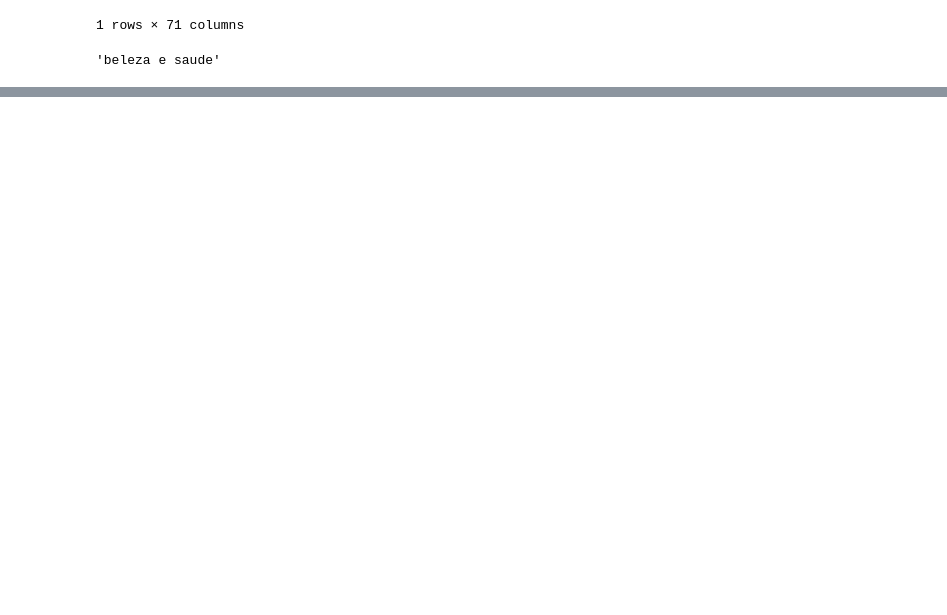
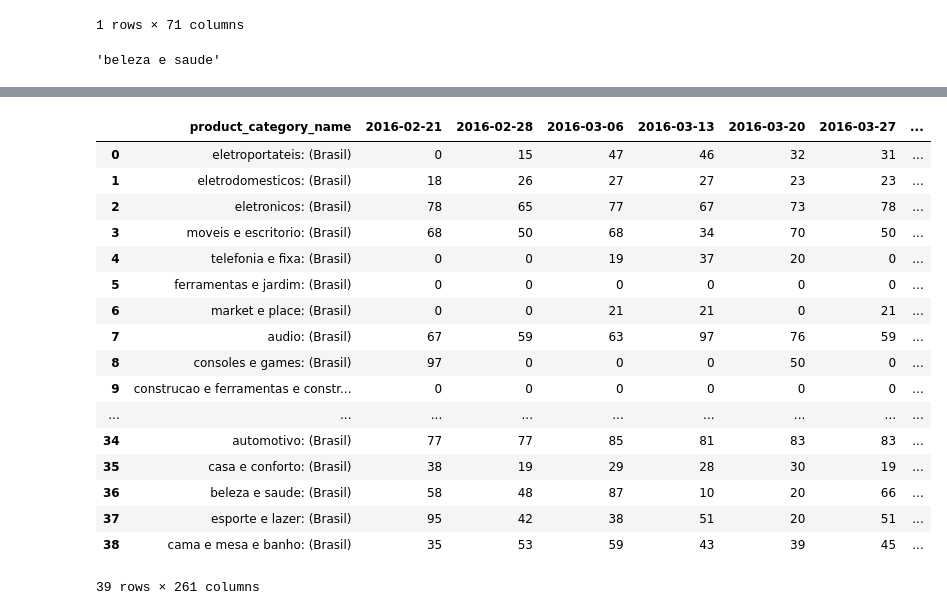
Before and after one commit to PedrooFelix/E-commerce-DataVisualization-Recommendation, a Jupyter notebook: olist /Project_Olist_E-commerce_Visualization.ipynb, the cells around one changed output, grey strips where cells are left out. Saved outputs shown, nothing was run; the diff lists cells and outputs as text; code cells hidden in the pictures; blank space fills up the shorter version.

```diff
--- a/olist /Project_Olist_E-commerce_Visualization.ipynb
+++ b/olist /Project_Olist_E-commerce_Visualization.ipynb
@@ -119,0 +122,2 @@ for i in range(len(rows.T)-1):
+# %%
+geograph = [i for i in os.listdir('/Users/usuario/Downloads') if i.startswith('geoMap-')]
@@ -119,0 +126,17 @@ for i in range(len(rows.T)-1):
+# %%
+datageo = pd.DataFrame(columns=['product_category_name', 'Mato Grosso do Sul', 'Goiás', 'Santa Catarina', 'Pernambuco',
+   'Bahia', 'Distrito Federal', 'Ceará', 'São Paulo', 'Rio Grande do Sul',
+   'Rio de Janeiro', 'Paraná', 'Minas Gerais', 'Amapá', 'Rondônia',
+   'Piauí', 'Mato Grosso', 'Espírito Santo', 'Pará', 'Paraíba', 'Sergipe',
+   'Maranhão', 'Alagoas', 'Amazonas', 'Acre', 'Rio Grande do Norte',
+   'Roraima', 'Tocantins'])
+for i in geograph:
+    csv = pd.read_csv(f'/Users/usuario/Downloads/{i}')
+    csv = csv.T
+    csv.columns = ['product_category_name', 'Mato Grosso do Sul', 'Goiás', 'Santa Catarina', 'Pernambuco',
+       'Bahia', 'Distrito Federal', 'Ceará', 'São Paulo', 'Rio Grande do Sul',
+       'Rio de Janeiro', 'Paraná', 'Minas Gerais', 'Amapá', 'Rondônia',
+       'Piauí', 'Mato Grosso', 'Espírito Santo', 'Pará', 'Paraíba', 'Sergipe',
+       'Maranhão', 'Alagoas', 'Amazonas', 'Acre', 'Rio Grande do Norte',
+       'Roraima', 'Tocantins']
+    datageo=pd.concat([datageo,csv], ignore_index=True)
@@ -125,0 +168,2 @@ for i in datageo2.columns:
+# %%
+palavra = [i for i in os.listdir('/Users/usuario/Downloads') if i.startswith('multiTimeline')]
@@ -125,0 +202,21 @@ for i in datageo2.columns:
+# %%
+words_final
+# %% [output]
+|  | product_category_name | 2016-02-21 | 2016-02-28 | 2016-03-06 | 2016-03-13 | 2016-03-20 | 2016-03-27 | ... |
+| 0 | eletroportateis: (Brasil) | 0 | 15 | 47 | 46 | 32 | 31 | ... |
+| 1 | eletrodomesticos: (Brasil) | 18 | 26 | 27 | 27 | 23 | 23 | ... |
+| 2 | eletronicos: (Brasil) | 78 | 65 | 77 | 67 | 73 | 78 | ... |
+| 3 | moveis e escritorio: (Brasil) | 68 | 50 | 68 | 34 | 70 | 50 | ... |
+| 4 | telefonia e fixa: (Brasil) | 0 | 0 | 19 | 37 | 20 | 0 | ... |
+| 5 | ferramentas e jardim: (Brasil) | 0 | 0 | 0 | 0 | 0 | 0 | ... |
+| 6 | market e place: (Brasil) | 0 | 0 | 21 | 21 | 0 | 21 | ... |
+| 7 | audio: (Brasil) | 67 | 59 | 63 | 97 | 76 | 59 | ... |
+| 8 | consoles e games: (Brasil) | 97 | 0 | 0 | 0 | 50 | 0 | ... |
+| 9 | construcao e ferramentas e constr... | 0 | 0 | 0 | 0 | 0 | 0 | ... |
+| ... | ... | ... | ... | ... | ... | ... | ... | ... |
+| 34 | automotivo: (Brasil) | 77 | 77 | 85 | 81 | 83 | 83 | ... |
+| 35 | casa e conforto: (Brasil) | 38 | 19 | 29 | 28 | 30 | 19 | ... |
+| 36 | beleza e saude: (Brasil) | 58 | 48 | 87 | 10 | 20 | 66 | ... |
+| 37 | esporte e lazer: (Brasil) | 95 | 42 | 38 | 51 | 20 | 51 | ... |
+| 38 | cama e mesa e banho: (Brasil) | 35 | 53 | 59 | 43 | 39 | 45 | ... |
+39 rows × 261 columns
```
Also changed, not shown: parts of 22 cells of this notebook.
